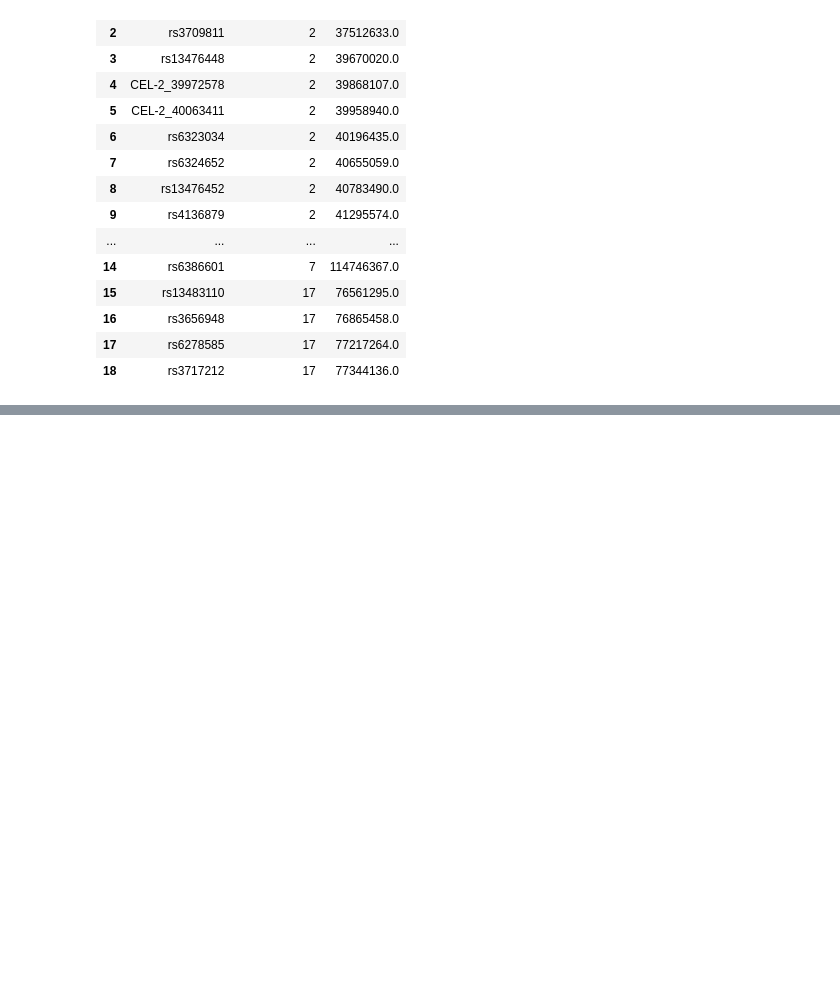
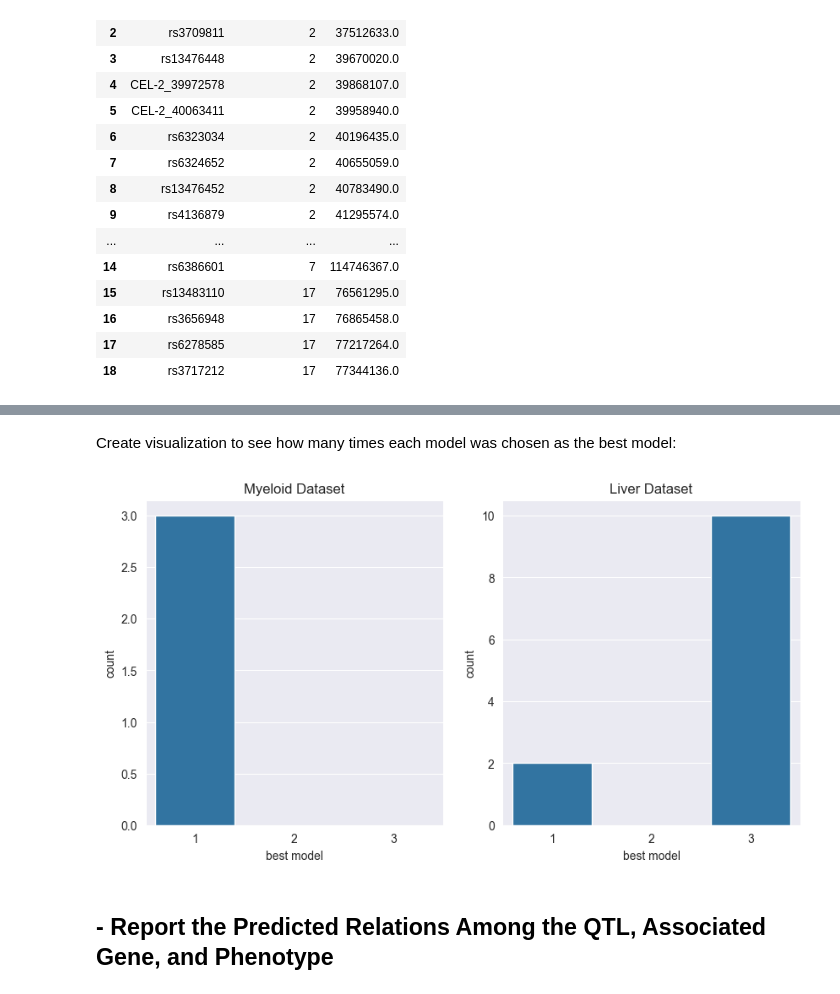
Before and after one commit to GilSasson1/System_Genetics, a Jupyter notebook: hw4_312294630_208689497.ipynb, the cells around one changed output, grey strips where cells are left out. Saved outputs shown, nothing was run; the diff lists cells and outputs as text; code cells hidden in the pictures; blank space fills up the shorter version.

```diff
--- a/hw4_312294630_208689497.ipynb
+++ b/hw4_312294630_208689497.ipynb
@@ -35,0 +23,6 @@ phenotype_df = pd.read_csv(directory_path + os.sep + 'phenotypes.txt', sep=",")
+# %%
+# 2Mbp was defined in assignment 3 as the cutoff between cis-acting and trans-acting eQTL, it is used as a threshold for "proximity"
+basepair_cutoff = 2000000
+
+# Setting the amount of repetitions for the permutation test
+repetitions = 10000
@@ -101,5 +87,0 @@ def qtl_near_eqtl(row, eqtls):
-# %%
-# Check which QTLs are close to eQTLs
-qtls['near_eqtl_myeloid'] = qtls.apply(qtl_near_eqtl, eqtls=eqtls_myeloid, axis=1)
-qtls['near_eqtl_liver'] = qtls.apply(qtl_near_eqtl, eqtls=eqtls_liver, axis=1)
-qtls[['SNP', 'near_eqtl_myeloid', 'near_eqtl_liver']]
@@ -335,0 +399,11 @@ It seems that for both datasets the best model is the one where the SNP is the p
+# %%
+# Run the causality tests for the myeloid dataset
+results_myeloid = run_causality_tests(analysis_df_myeloid, qtl_gene_dict_myeloid)
+
+# Reorganizing results dataframe
+results_myeloid = pd.DataFrame(results_myeloid).T # Transposing dataframe
+results_myeloid.columns = ['model 1 likelihood', 'model 2 likelihood', 'model 3 likelihood'] # Setting column names
+results_myeloid['best model'] = results_myeloid.idxmax(axis=1) # Adding a column with the best model (maximal likelihood)
+results_myeloid['best model'] = results_myeloid['best model'].str.replace('model ', '') # Removing 'model ' from the 'best model' column, the goal is to have only the number of the model
+results_myeloid['best model'] = results_myeloid['best model'].str.replace(' likelihood', '') # Removing ' likelihood' from the 'best model' column, the goal is to have only the number of the model
+print(results_myeloid.head().to_string())
@@ -335,0 +417,11 @@ It seems that for both datasets the best model is the one where the SNP is the p
+# %%
+# Run the causality tests for the myeloid dataset
+results_liver = run_causality_tests(analysis_df_liver, qtl_gene_dict_liver)
+
+# Reorganizing results dataframe
+results_liver = pd.DataFrame(results_liver).T # Transposing dataframe
+results_liver.columns = ['model 1 likelihood', 'model 2 likelihood', 'model 3 likelihood'] # Setting column names
+results_liver['best model'] = results_liver.idxmax(axis=1) # Adding a column with the best model (maximal likelihood)
+results_liver['best model'] = results_liver['best model'].str.replace('model ', '') # Removing 'model ' from the 'best model' column, the goal is to have only the number of the model
+results_liver['best model'] = results_liver['best model'].str.replace(' likelihood', '') # Removing ' likelihood' from the 'best model' column, the goal is to have only the number of the model
+print(results_liver.head().to_string())
@@ -335,0 +435,16 @@ It seems that for both datasets the best model is the one where the SNP is the p
+# %% [markdown]
+Create visualization to see how many times each model was chosen as the best model:
+# %%
+# Count the number of times each model was selected
+plt.figure(figsize=(10, 5))
+plt.subplot(1, 2, 1)
+sns.countplot(data=results_myeloid, x='best model', order=['1', '2', '3'])
+plt.title('Myeloid Dataset')
+plt.subplot(1, 2, 2)
+sns.countplot(data=results_liver, x='best model', order=['1', '2', '3'])
+plt.title('Liver Dataset')
+plt.show()
+# %% [output]
+[figure, added]
+# %% [markdown]
+## - Report the Predicted Relations Among the QTL, Associated Gene, and Phenotype
```
Also changed, not shown: parts of 81 cells of this notebook, 1 other file.
